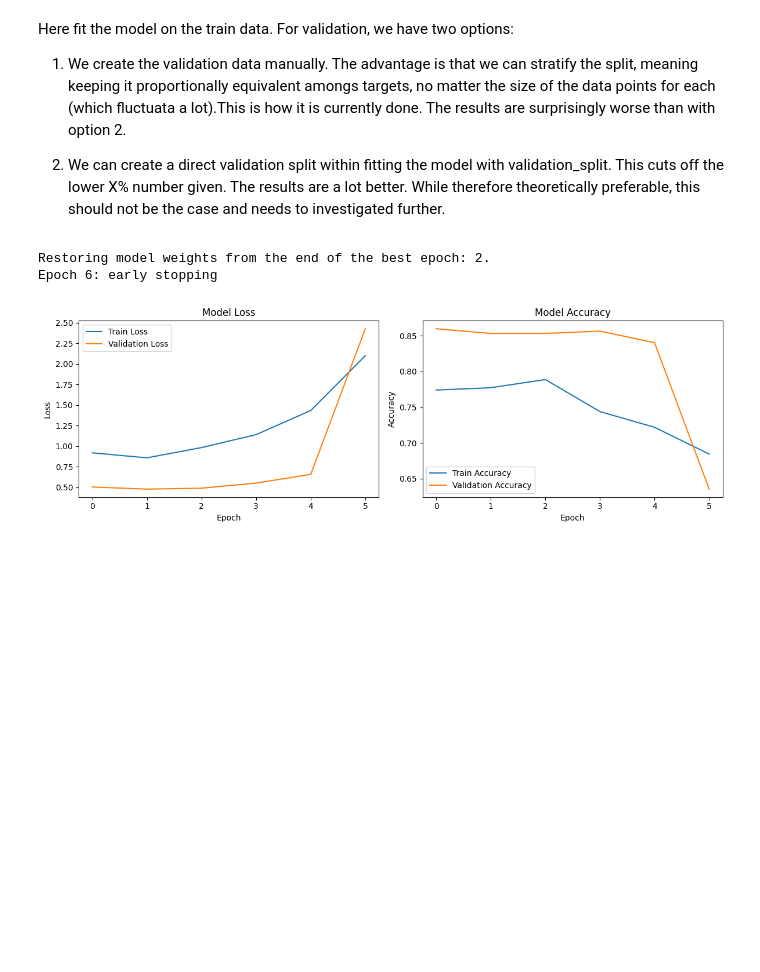
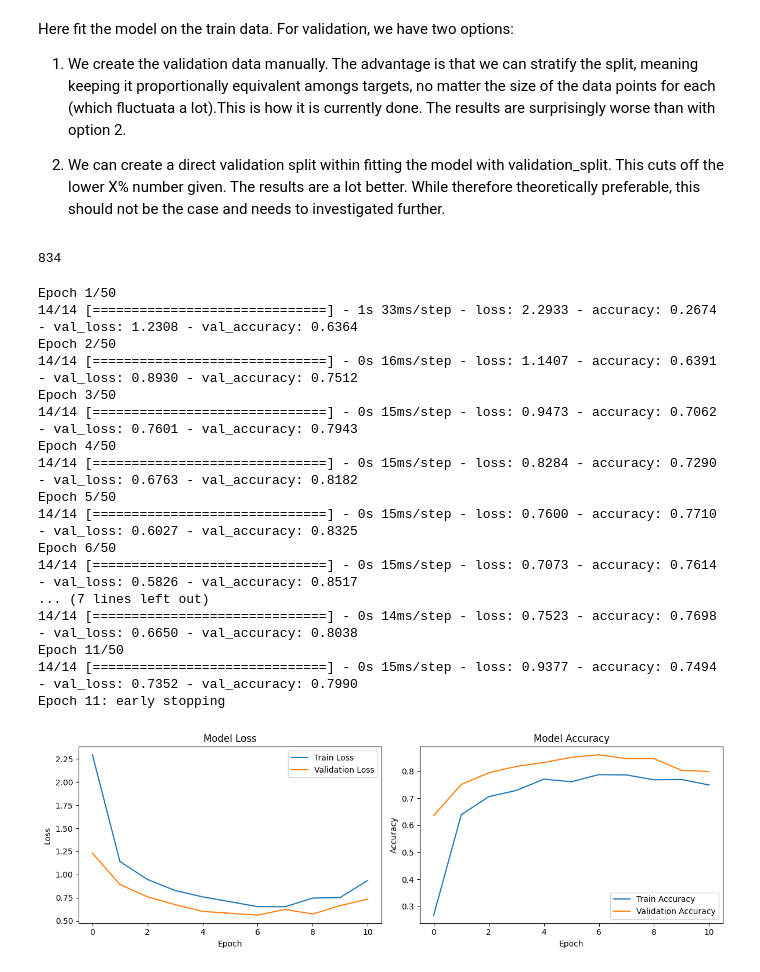
Before and after one commit to masaki-norton/yoga-pose-detector, a Jupyter notebook: neuralnetwork.ipynb, the cells around one changed output. Cells and saved outputs as stored; diff of their text form; code cells hidden in the pictures; blank space fills up the shorter version.

Commit message:
model improvements for sample balance and model consistency

```diff
--- a/neuralnetwork.ipynb
+++ b/neuralnetwork.ipynb
@@ -31,3 +31,17 @@ First, we download import the pose data into the notebook. For the tryout, we st
 df = pd.read_csv('pose_landmark_data_10.csv')
 cols_to_drop = [col for col in df.columns if col.endswith('visibility') or col.endswith('presence')]
 df = df.drop(columns=cols_to_drop)
+# %%
+n_rows_to_keep = 300
+
+cobra_df = df[df['pose'] == 'cobra']
+non_cobra_df = df[df['pose'] != 'cobra']
+cobra_df_lite = cobra_df.sample(n = n_rows_to_keep, random_state=1)
+df = pd.concat([non_cobra_df, cobra_df_lite])
+
+revolved_triangle_df = df[df['pose'] == 'revolved_triangle']
+non_revolved_triangle_df = df[df['pose'] != 'revolved_triangle']
+revolved_triangle_df_lite = revolved_triangle_df.sample(n = n_rows_to_keep, random_state=1)
+df = pd.concat([non_revolved_triangle_df, revolved_triangle_df_lite])
+
+df['pose'].value_counts()
@@ -38,37 +65,32 @@ We then split the data into independent variables (X) and dependent variables (y
 
 Afterwards, we transform the targets into number values, scale the features, and OneHotEncode the targets.
 # %%
-X = df.iloc[:, :len(df.columns)-1]
-y = df['pose']
+X = df[df['pose'].isin(['downdog', 'tree', 'plank', 'goddess', 'warrior', 'boat', 'cobra', 'revolved triangle','heron', 'akarna'])].iloc[:, :len(df.columns)-1]
+# X = df.iloc[:, :len(df.columns)-1]
 
-
+y = df.loc[df['pose'].isin(['downdog', 'tree', 'plank', 'goddess', 'warrior', 'boat', 'cobra', 'revolved triangle', 'heron', 'akarna']), 'pose']
+# y = df['pose']
 
 X_train, X_test, y_train, y_test = train_test_split(X, y,
                                                     test_size=0.3,
-                                                    random_state=11,
+                                                    random_state=13,
                                                     stratify=y)
 
 X_train, X_val, y_train, y_val = train_test_split(X_train, y_train,
                                                   test_size=0.2,
-                                                  random_state=12,
+                                                  random_state=13,
                                                   stratify=y_train)
-
-
 
 numdict_y = {label: idx for idx, label in enumerate(np.unique(y))}
 y_train_numerical = np.array([numdict_y[label] for label in y_train])
 y_test_numerical = np.array([numdict_y[label] for label in y_test])
 y_val_numerical = np.array([numdict_y[label] for label in y_val])
 
-
-
 scaler = StandardScaler()
 X_train_scaled = scaler.fit_transform(X_train)
 X_test_scaled = scaler.transform(X_test)
 X_val_scaled = scaler.transform(X_val)
 
-
-
 y_train_encoded = to_categorical(y_train_numerical)
 y_test_encoded = to_categorical(y_test_numerical)
 y_val_encoded = to_categorical(y_val_numerical)
@@ -120,11 +122,13 @@ Here fit the model on the train data. For validation, we have two options:
 1. We create the validation data manually. The advantage is that we can stratify the split, meaning keeping it proportionally equivalent amongs targets, no matter the size of the data points for each (which fluctuata a lot).This is how it is currently done. The results are surprisingly worse than with option 2.
 
 2. We can create a direct validation split within fitting the model with validation_split. This cuts off the lower X% number given. The results are a lot better. While therefore theoretically preferable, this should not be the case and needs to investigated further.
+# %%
+len(X_train_scaled)
+# %% [output]
+834
 # %%
 from tensorflow.keras.callbacks import EarlyStopping
 import matplotlib.pyplot as plt
-
-# Assuming 'model' is already defined and compiled
 
 es = EarlyStopping(
     monitor="val_loss",
@@ -137,39 +141,56 @@ history = model.fit(
     X_train_scaled,
     y_train_encoded,
     epochs=50,
+    batch_size = 64,
+    # validation_split = 0.3,
     validation_data=(X_val_scaled, y_val_encoded),
-    verbose=0,
+    verbose=1,
     callbacks=[es]
 )
 
 def plot_history(history):
     plt.figure(figsize=(12, 4))
 
     plt.subplot(1, 2, 1)
     plt.plot(history.history['loss'], label='Train Loss')
     plt.plot(history.history['val_loss'], label='Validation Loss')
     plt.title('Model Loss')
     plt.ylabel('Loss')
     plt.xlabel('Epoch')
     plt.legend()
 
     plt.subplot(1, 2, 2)
     plt.plot(history.history['accuracy'], label='Train Accuracy')
     plt.plot(history.history['val_accuracy'], label='Validation Accuracy')
     plt.title('Model Accuracy')
     plt.ylabel('Accuracy')
     plt.xlabel('Epoch')
     plt.legend()
 
     plt.tight_layout()
     plt.show()
 
 plot_history(history)
 
 results = model.evaluate(X_test_scaled, y_test_encoded, verbose=1)
 print(f'Test Accuracy: {results[1]*100:.2f}%')
 print(f'Test Loss: {results[0]}')
 # %% [output]
-Restoring model weights from the end of the best epoch: 2.
-Epoch 6: early stopping
+Epoch 1/50
+14/14 [==============================] - 1s 33ms/step - loss: 2.2933 - accuracy: 0.2674 - val_loss: 1.2308 - val_accuracy: 0.6364
+Epoch 2/50
+14/14 [==============================] - 0s 16ms/step - loss: 1.1407 - accuracy: 0.6391 - val_loss: 0.8930 - val_accuracy: 0.7512
+Epoch 3/50
+14/14 [==============================] - 0s 15ms/step - loss: 0.9473 - accuracy: 0.7062 - val_loss: 0.7601 - val_accuracy: 0.7943
+Epoch 4/50
+14/14 [==============================] - 0s 15ms/step - loss: 0.8284 - accuracy: 0.7290 - val_loss: 0.6763 - val_accuracy: 0.8182
+Epoch 5/50
+14/14 [==============================] - 0s 15ms/step - loss: 0.7600 - accuracy: 0.7710 - val_loss: 0.6027 - val_accuracy: 0.8325
+Epoch 6/50
+14/14 [==============================] - 0s 15ms/step - loss: 0.7073 - accuracy: 0.7614 - val_loss: 0.5826 - val_accuracy: 0.8517
+... (7 lines left out)
+14/14 [==============================] - 0s 14ms/step - loss: 0.7523 - accuracy: 0.7698 - val_loss: 0.6650 - val_accuracy: 0.8038
+Epoch 11/50
+14/14 [==============================] - 0s 15ms/step - loss: 0.9377 - accuracy: 0.7494 - val_loss: 0.7352 - val_accuracy: 0.7990
+Epoch 11: early stopping
-[figure, old version]
+[figure, new version]
```
Also changed, not shown: parts of 3 cells of this notebook, 1 other file.
